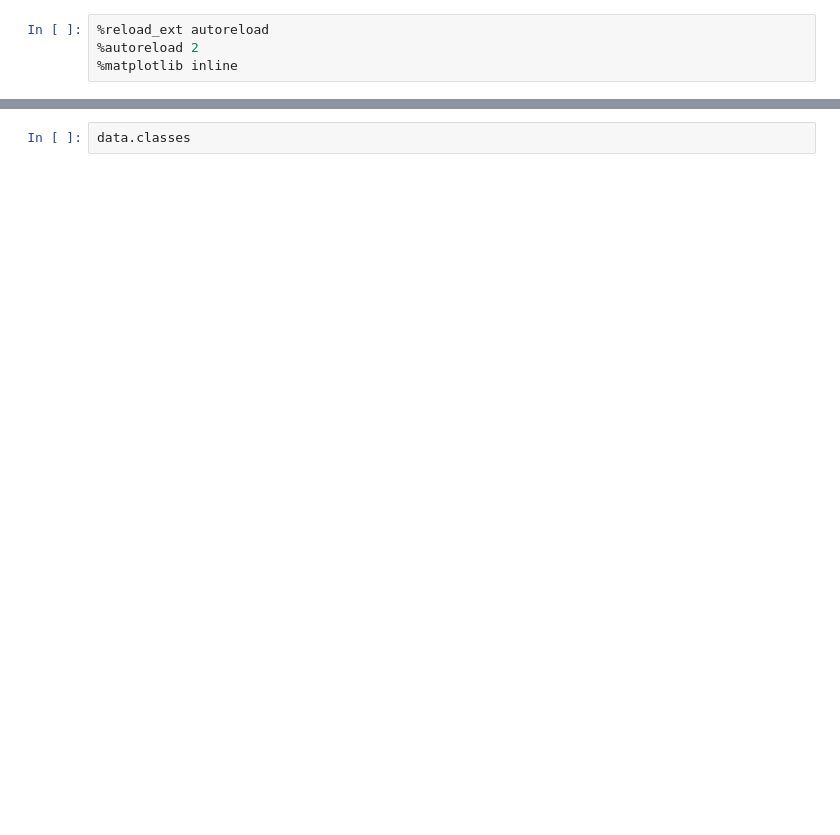
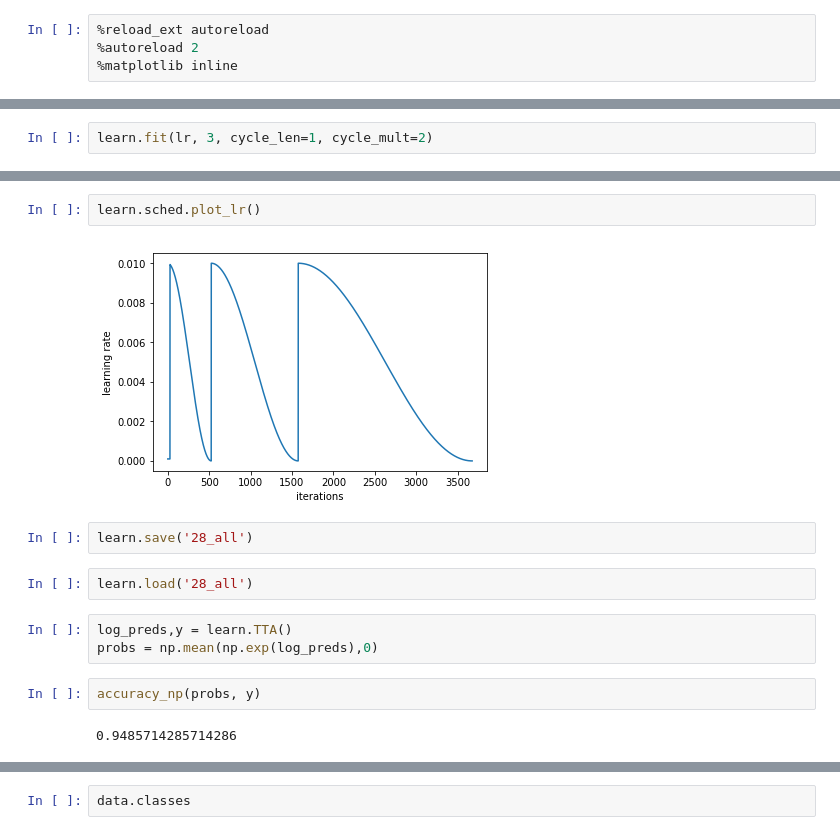
Before and after one commit to kugmax/fastai_learn, a Jupyter notebook: Digit Recognizer (MNIST).ipynb, the cells around one changed output, grey strips where cells are left out. Cells and saved outputs as stored; diff of their text form; blank space fills up the shorter version.

```diff
--- a/Digit Recognizer (MNIST).ipynb
+++ b/Digit Recognizer (MNIST).ipynb
@@ -74,0 +128,2 @@ ValueError: not enough values to unpack (expected at least 2, got 1)
+# %%
+learn.fit(lr, 3, cycle_len=1, cycle_mult=2)
@@ -74,0 +141,15 @@ ValueError: not enough values to unpack (expected at least 2, got 1)
+# %%
+learn.sched.plot_lr()
+# %% [output]
+[figure, added]
+# %%
+learn.save('28_all')
+# %%
+learn.load('28_all')
+# %%
+log_preds,y = learn.TTA()
+probs = np.mean(np.exp(log_preds),0)
+# %%
+accuracy_np(probs, y)
+# %% [output]
+0.9485714285714286
```
Also changed, not shown: parts of 46 cells of this notebook.
